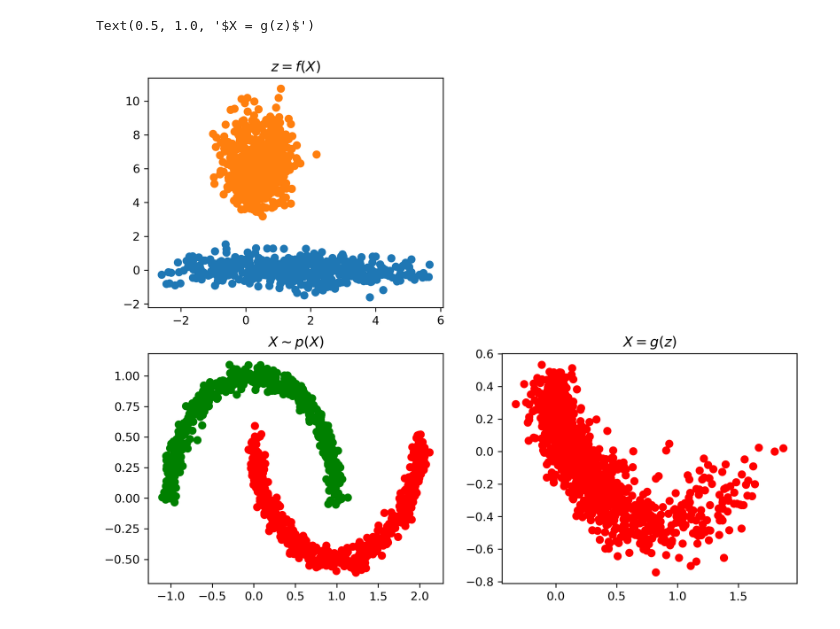
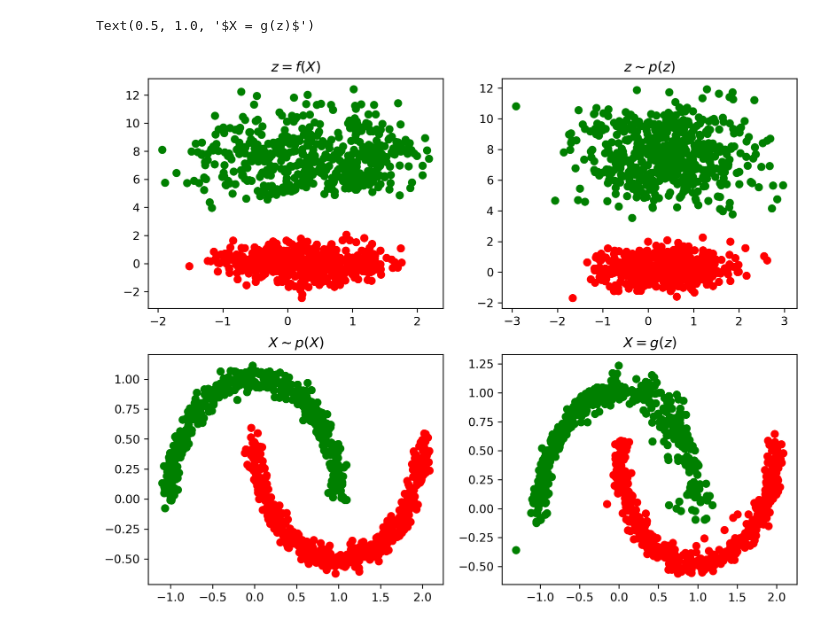
Before and after one commit to jjgsherwood/FACT-AI, a Jupyter notebook: code/RealNVP/real-nvp-pytorch-iflow.ipynb, the cells around one changed output. Cells and saved outputs as stored; diff of their text form; code cells hidden in the pictures.

```diff
--- a/code/RealNVP/real-nvp-pytorch-iflow.ipynb
+++ b/code/RealNVP/real-nvp-pytorch-iflow.ipynb
@@ -97,18 +97,18 @@ class RealNVP(nn.Module):
         label = label.bool()
         m0 = torch.mean(z[label], 0)
         m1 = torch.mean(z[~label], 0)
-        self.mu0 += self.lr * m0
-        self.mu1 += self.lr * m1
+        self.mu0 = (1 - self.lr) * self.mu0 + self.lr * m0
+        self.mu1 = (1 - self.lr) * self.mu1 + self.lr * m1
         z0 = z[label] - m0
         z1 = z[~label] - m1
-        self.s0 += self.lr * (z0.T @ z0 / (z0.shape[0] - 1))
-        self.s1 += self.lr * (z1.T @ z1 / (z1.shape[0] - 1))
+        self.s0 = (1 - self.lr) * self.s0 + self.lr * (z0.T @ z0 / (z0.shape[0] - 1))
+        self.s1 = (1 - self.lr) * self.s1 + self.lr * (z1.T @ z1 / (z1.shape[0] - 1))
 
     def sample(self, batchSize):
         y0 = self.prior(self.mu0, self.s0).sample((batchSize, 1))
-        x0 = self.g(y)
+        x0 = self.g(y0)
         y1 = self.prior(self.mu1, self.s1).sample((batchSize, 1))
-        x1 = self.g(y)
+        x1 = self.g(y1)
         return x0, x1, y0, y1
 # %%
 nets = lambda: nn.Sequential(nn.Linear(2, 256), nn.LeakyReLU(), nn.Linear(256, 256), nn.LeakyReLU(), nn.Linear(256, 2), nn.Sigmoid())
@@ -128,7 +128,7 @@ prior = distributions.MultivariateNormal #2D gaussian no correlation
 flow = RealNVP(nets, nett, masks, prior)
 # %%
 optimizer = torch.optim.Adam([p for p in flow.parameters() if p.requires_grad==True], lr=1e-4)
-for t in range(10001):
+for t in range(5001):
     noisy_moons, label = datasets.make_moons(n_samples=64, noise=.05)
     x = torch.from_numpy(noisy_moons.astype(np.float32))
     u = torch.zeros((64,2))
@@ -158,37 +160,43 @@ iter 4000: loss = -0.980
 noisy_moons, label = datasets.make_moons(n_samples=1000, noise=.05)
 u = torch.zeros((1000,2))
 l = torch.from_numpy(label)
 u[:,0] = l
 u[:,1] = 1-l
 label = label.astype(bool)
 
 z = flow.f(torch.from_numpy(noisy_moons.astype(np.float32)), u)[0].detach().numpy()
 plt.subplot(221)
 plt.scatter(z[label, 0], z[label, 1], c='r')
 plt.scatter(z[~label, 0], z[~label, 1], c='g')
 plt.title(r'$z = f(X)$')
 
 # z = np.random.multivariate_normal(np.zeros(2), np.eye(2), 1000)
 # plt.subplot(222)
 # plt.scatter(z[:, 0], z[:, 1])
 # plt.title(r'$z \sim p(z)$')
 
+plt.subplot(222)
+x0, x1, y0, y1 = flow.sample(500)
+x0 = x0.detach().numpy()
+x1 = x1.detach().numpy()
+y0 = y0.detach().numpy()
+y1 = y1.detach().numpy()
+plt.scatter(y0[:, 0, 0], y0[:, 0, 1], c='r')
+plt.scatter(y1[:, 0, 0], y1[:, 0, 1], c='g')
+plt.title(r'$z \sim p(z)$')
+
 plt.subplot(223)
 x, y = datasets.make_moons(n_samples=1000, noise=.05)
 x = x.astype(np.float32)
 y = y.astype(bool)
 plt.scatter(x[y, 0], x[y, 1], c='r')
 plt.scatter(x[~y, 0], x[~y, 1], c='g')
 plt.title(r'$X \sim p(X)$')
 
 plt.subplot(224)
-x0, x1, _, _ = flow.sample(500)
-x0 = x0.detach().numpy()
-x1 = x1.detach().numpy()
-print(x1.shape)
-plt.scatter(x0[:, 0], x0[:, 1], c='r')
-plt.scatter(x1[:, 0], x1[:, 1], c='g')
+plt.scatter(x0[:, 0, 0], x0[:, 0, 1], c='r')
+plt.scatter(x1[:, 0, 0], x1[:, 0, 1], c='g')
 plt.title(r'$X = g(z)$')
 # %% [output]
 Text(0.5, 1.0, '$X = g(z)$')
-[figure, old version]
+[figure, new version]
```
Also changed, not shown: parts of 2 cells of this notebook, 1 other file.
